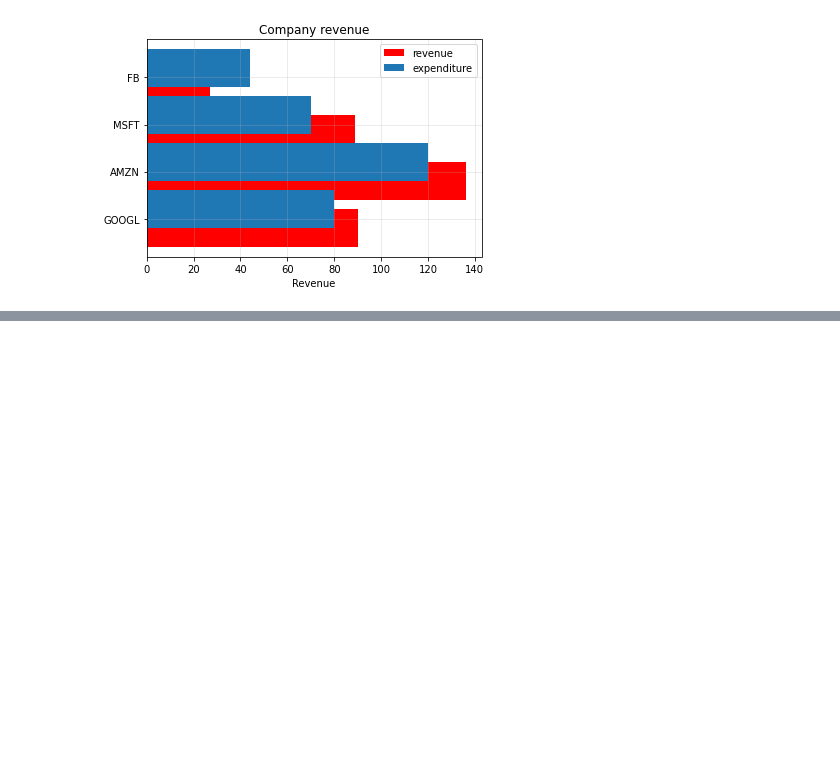
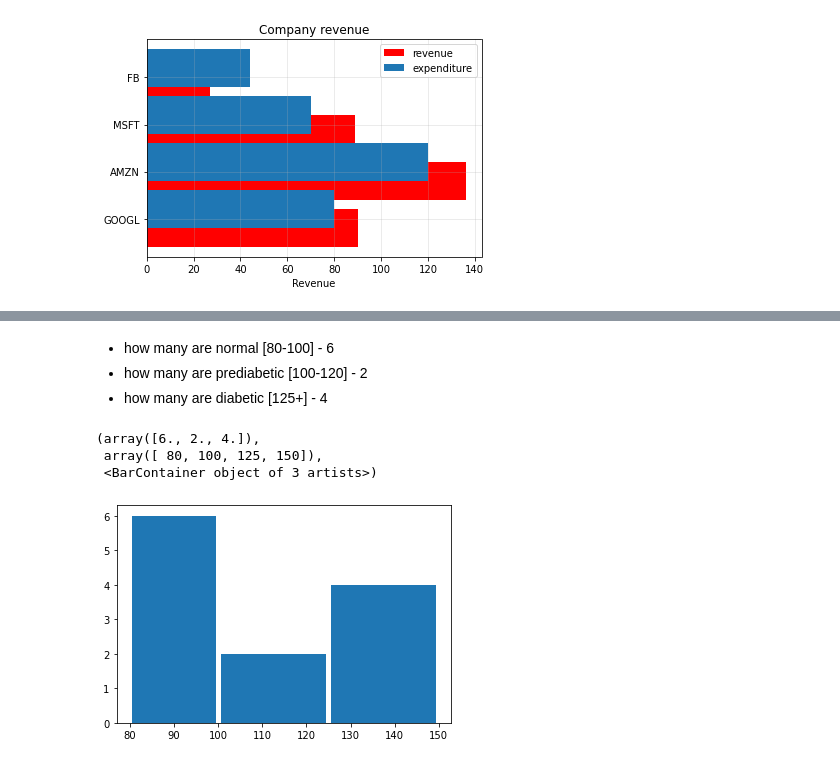
Before and after one commit to rakesh-karanth/My_DataScience, a Jupyter notebook: CheatSheet/Matplotlib.ipynb, the cells around one changed output, grey strips where cells are left out. Cells and saved outputs as stored; diff of their text form; code cells hidden in the pictures; blank space fills up the shorter version.

```diff
--- a/CheatSheet/Matplotlib.ipynb
+++ b/CheatSheet/Matplotlib.ipynb
@@ -180,0 +214,11 @@ plt.grid(alpha=0.3)
+# %% [markdown]
+- how many are normal [80-100] - 6
+- how many are prediabetic [100-120] - 2
+- how many are diabetic [125+] - 4
+# %%
+plt.hist(blood_sugar, bins = [80,100,125,150], rwidth = 0.95)
+# %% [output]
+(array([6., 2., 4.]),
+ array([ 80, 100, 125, 150]),
+ <BarContainer object of 3 artists>)
+[figure, added]
```
Also changed, not shown: parts of 25 cells of this notebook.
